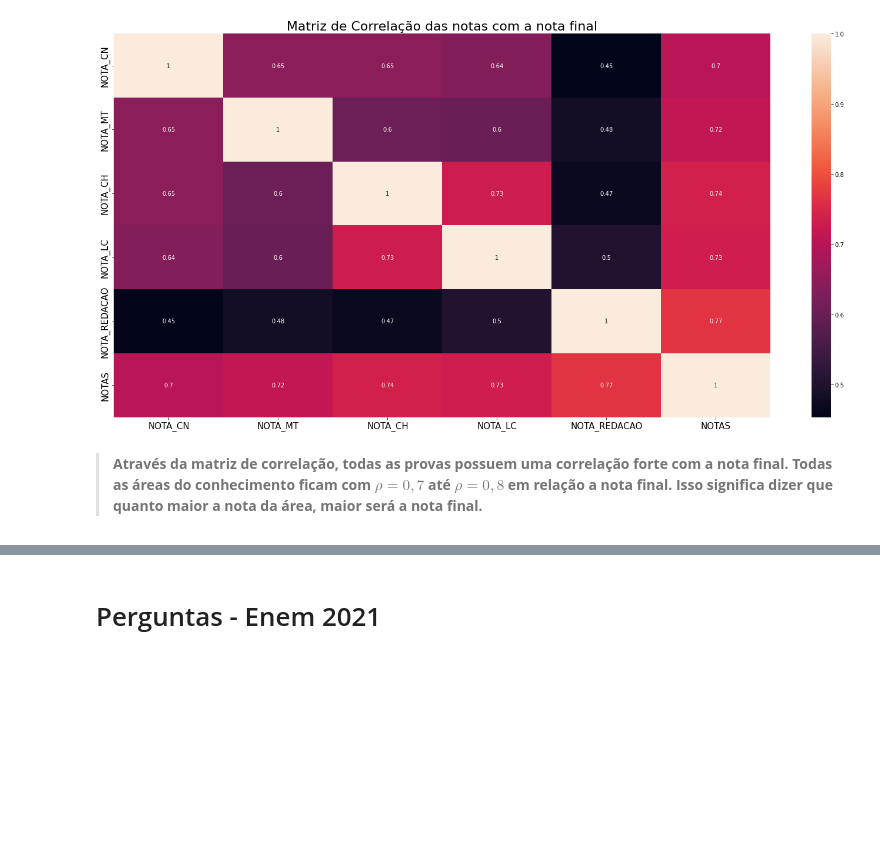
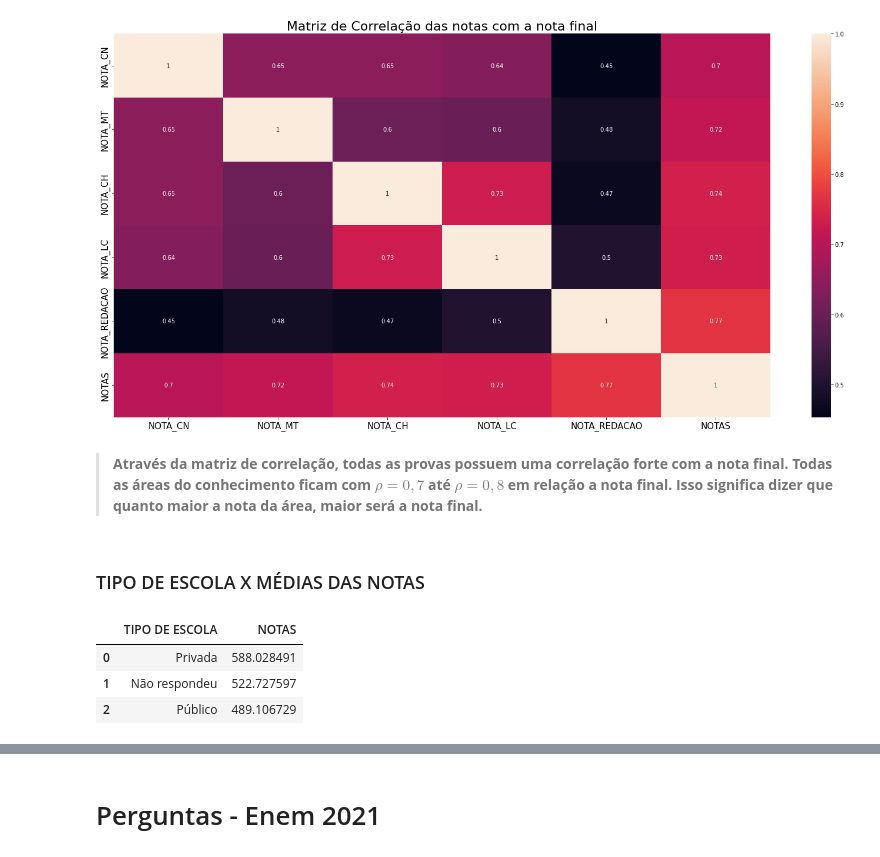
Before and after one commit to Victor-Amarante/Intro_DS, a Jupyter notebook: DataEDA.ipynb, the cells around one changed output, grey strips where cells are left out. Saved outputs shown, nothing was run; the diff lists cells and outputs as text; code cells hidden in the pictures; blank space fills up the shorter version.

```diff
--- a/DataEDA.ipynb
+++ b/DataEDA.ipynb
@@ -507,3 +508,14 @@ plt.xticks(fontsize=15);
 [figure]
 # %% [markdown]
 > **Através da matriz de correlação, todas as provas possuem uma correlação forte com a nota final. Todas as áreas do conhecimento ficam com $\rho=0,7$ até $\rho=0,8$ em relação a nota final. Isso significa dizer que quanto maior a nota da área, maior será a nota final.**
+# %% [markdown]
+### TIPO DE ESCOLA X MÉDIAS DAS NOTAS
+# %%
+escola_media = df.groupby('TIPO DE ESCOLA')['NOTAS'].mean().sort_values(ascending=False)
+escola_media = pd.DataFrame(escola_media)
+escola_media.reset_index()
+# %% [output]
+|  | TIPO DE ESCOLA | NOTAS |
+| 0 | Privada | 588.028491 |
+| 1 | Não respondeu | 522.727597 |
+| 2 | Público | 489.106729 |
```
Also changed, not shown: parts of 5 cells of this notebook.
